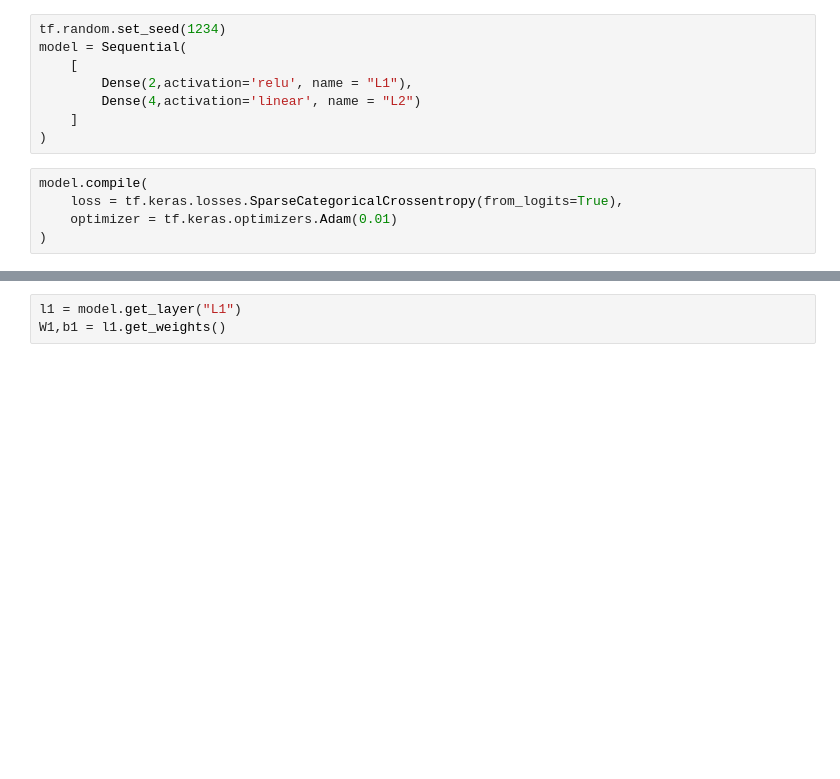
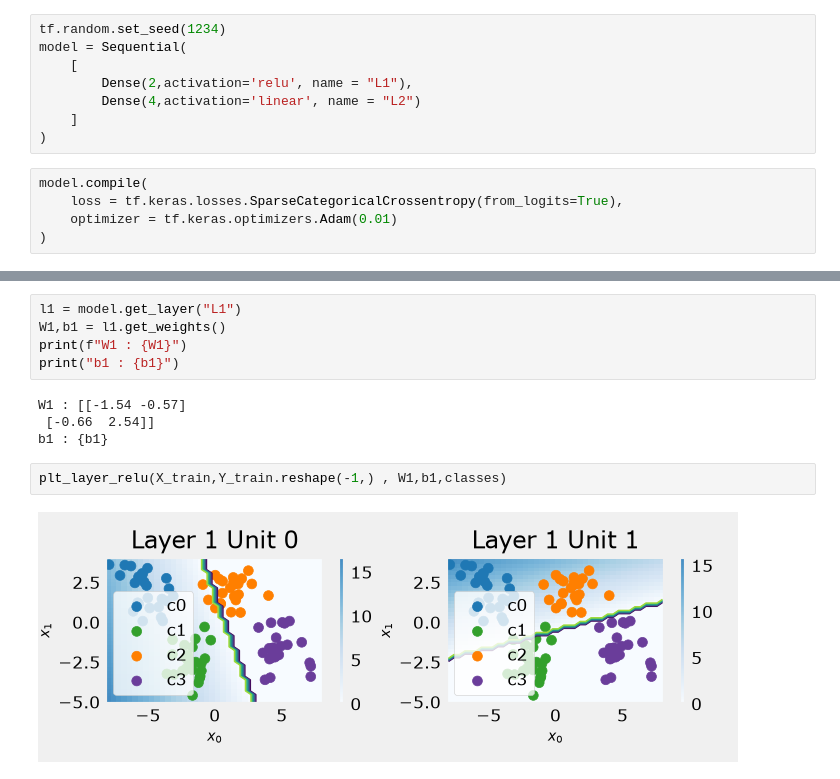
Before and after one commit to Sreesanth-e/ML, a Jupyter notebook: C2/multiclass_Week_2.ipynb, the cells around one changed output, grey strips where cells are left out. Drawn from its saved outputs; the diff is of its cells as text; blank space fills up the shorter version.

Commit message:
Multi class exercise including visualization

```diff
--- a/C2/multiclass_Week_2.ipynb
+++ b/C2/multiclass_Week_2.ipynb
@@ -76,3 +76,13 @@ plt_cat_mc(X_train,Y_train,model,classes)
 # %%
 l1 = model.get_layer("L1")
 W1,b1 = l1.get_weights()
+print(f"W1 : {W1}")
+print("b1 : {b1}")
+# %% [output]
+W1 : [[-1.54 -0.57]
+ [-0.66  2.54]]
+b1 : {b1}
+# %%
+plt_layer_relu(X_train,Y_train.reshape(-1,) , W1,b1,classes)
+# %% [output]
+[figure, added]
```
Also changed, not shown: parts of 4 cells of this notebook.
